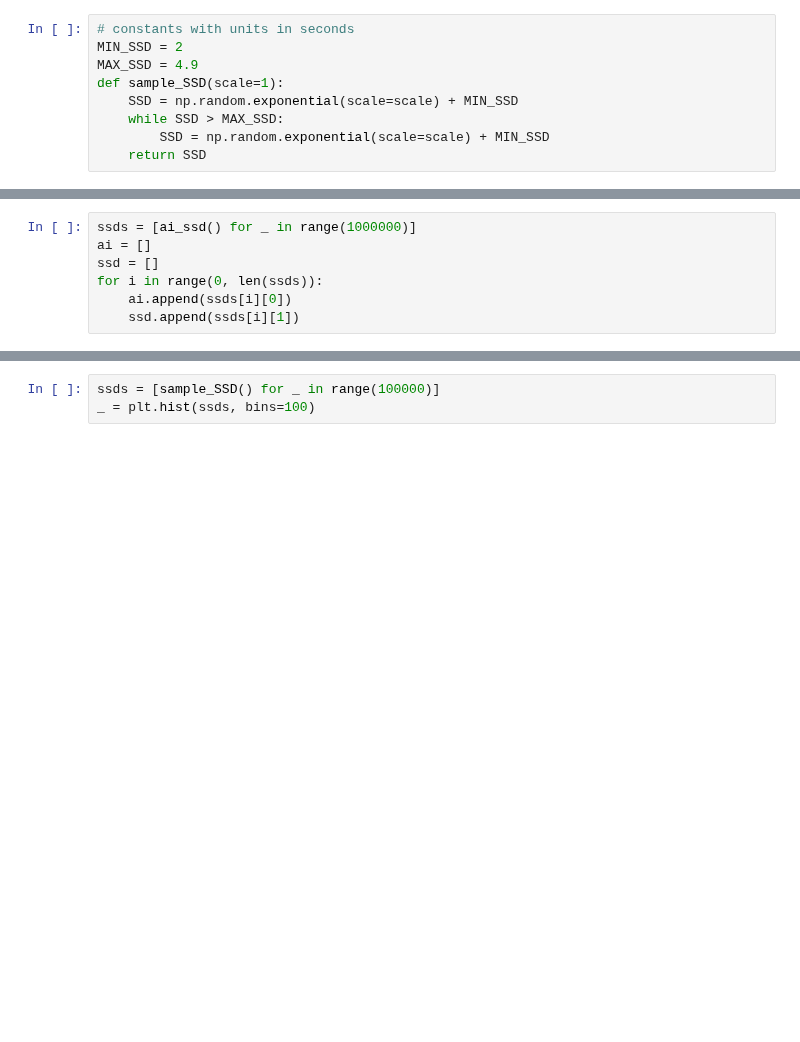
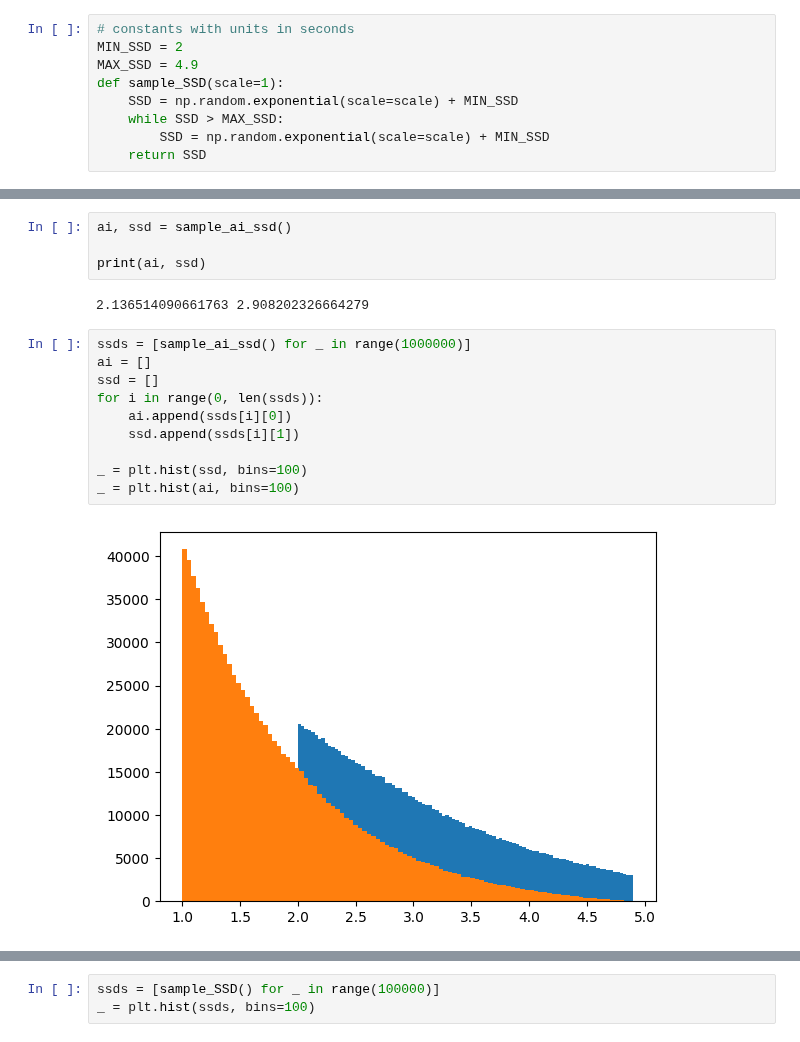
Before and after one commit to kriti-ach/SharedControlPaper, a Jupyter notebook: tweak_SSD_sampler.ipynb, the cells around one changed output, grey strips where cells are left out. Saved outputs shown, nothing was run; the diff lists cells and outputs as text; blank space fills up the shorter version.

```diff
--- a/tweak_SSD_sampler.ipynb
+++ b/tweak_SSD_sampler.ipynb
@@ -27,10 +51,21 @@ def ai_ssd(scale=1):
+# %%
+ai, ssd = sample_ai_ssd()
+
+print(ai, ssd)
+# %% [output]
+2.136514090661763 2.908202326664279
 # %%
-ssds = [ai_ssd() for _ in range(1000000)]
+ssds = [sample_ai_ssd() for _ in range(1000000)]
 ai = []
 ssd = []
 for i in range(0, len(ssds)):
     ai.append(ssds[i][0])
     ssd.append(ssds[i][1])
+
+_ = plt.hist(ssd, bins=100)
+_ = plt.hist(ai, bins=100)
+# %% [output]
+[figure, added]
 # %%
 _ = plt.hist(ai, bins=100)
 # %% [output]
```
Also changed, not shown: parts of 23 cells of this notebook, 7 other files.
